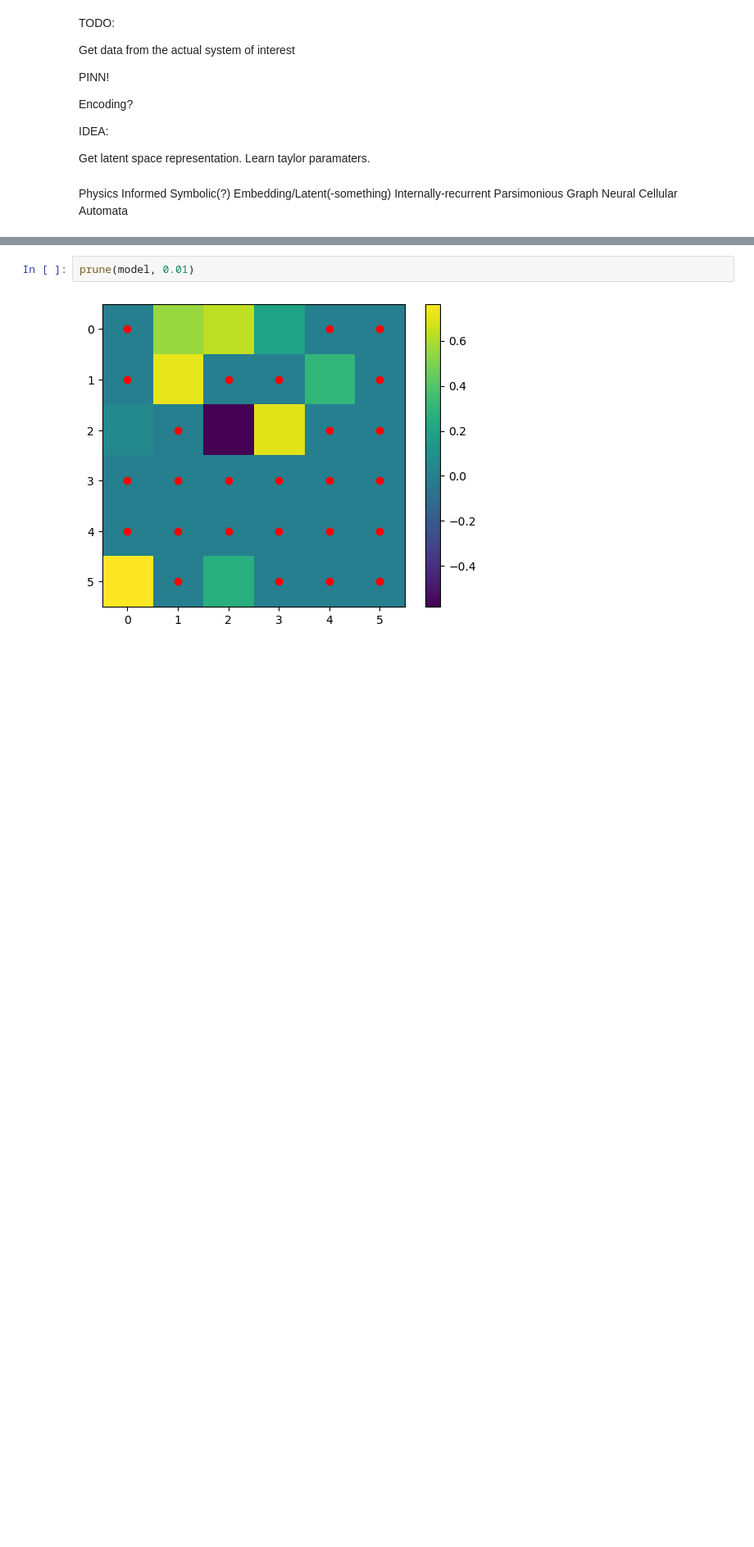
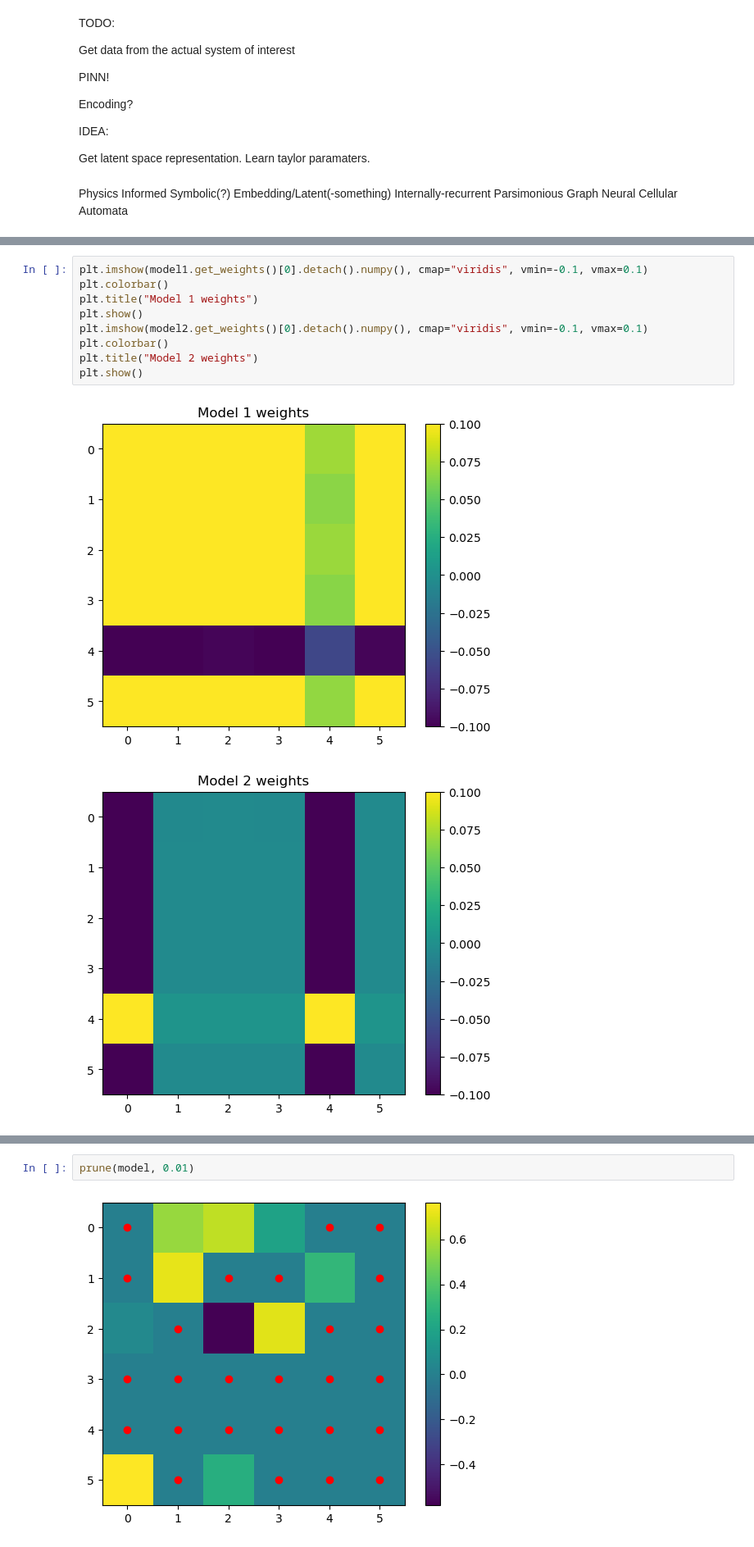
Before and after one commit to JakobSchauser/PhD, a Jupyter notebook: code/NCAs/NCA_message_passing.ipynb, the cells around one changed output, grey strips where cells are left out. Shown at 82% size. Saved outputs shown, nothing was run; the diff lists cells and outputs as text; blank space fills up the shorter version.

```diff
--- a/code/NCAs/NCA_message_passing.ipynb
+++ b/code/NCAs/NCA_message_passing.ipynb
@@ -144,3 +183,15 @@ for i in range(10):
+# %%
+plt.imshow(model1.get_weights()[0].detach().numpy(), cmap="viridis", vmin=-0.1, vmax=0.1)
+plt.colorbar()
+plt.title("Model 1 weights")
+plt.show()
+plt.imshow(model2.get_weights()[0].detach().numpy(), cmap="viridis", vmin=-0.1, vmax=0.1)
+plt.colorbar()
+plt.title("Model 2 weights")
+plt.show()
+# %% [output]
+[figure, added]
+[figure, added]
 # %%
 # load model
 stepsize = 5
```
Also changed, not shown: parts of 3 cells of this notebook, 7 other files.
